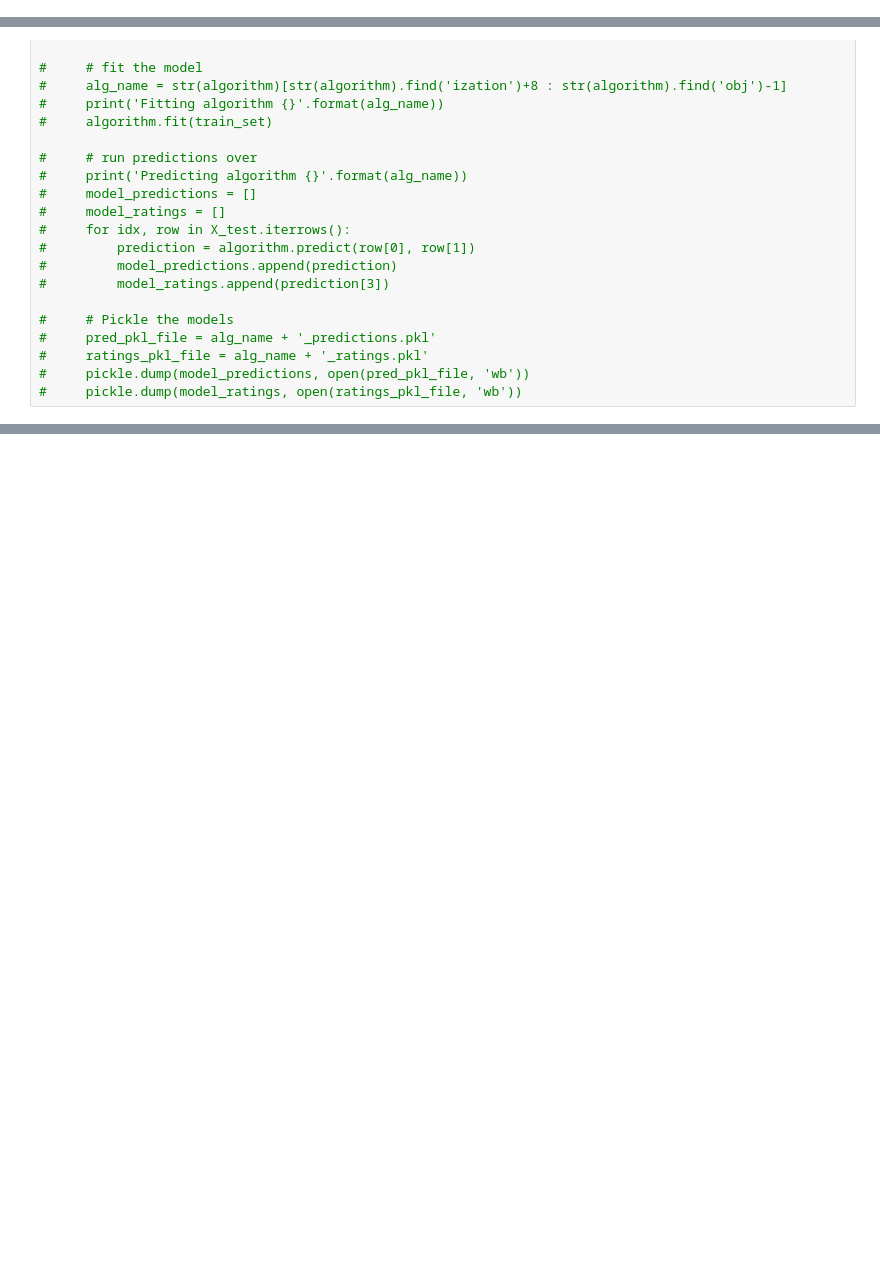
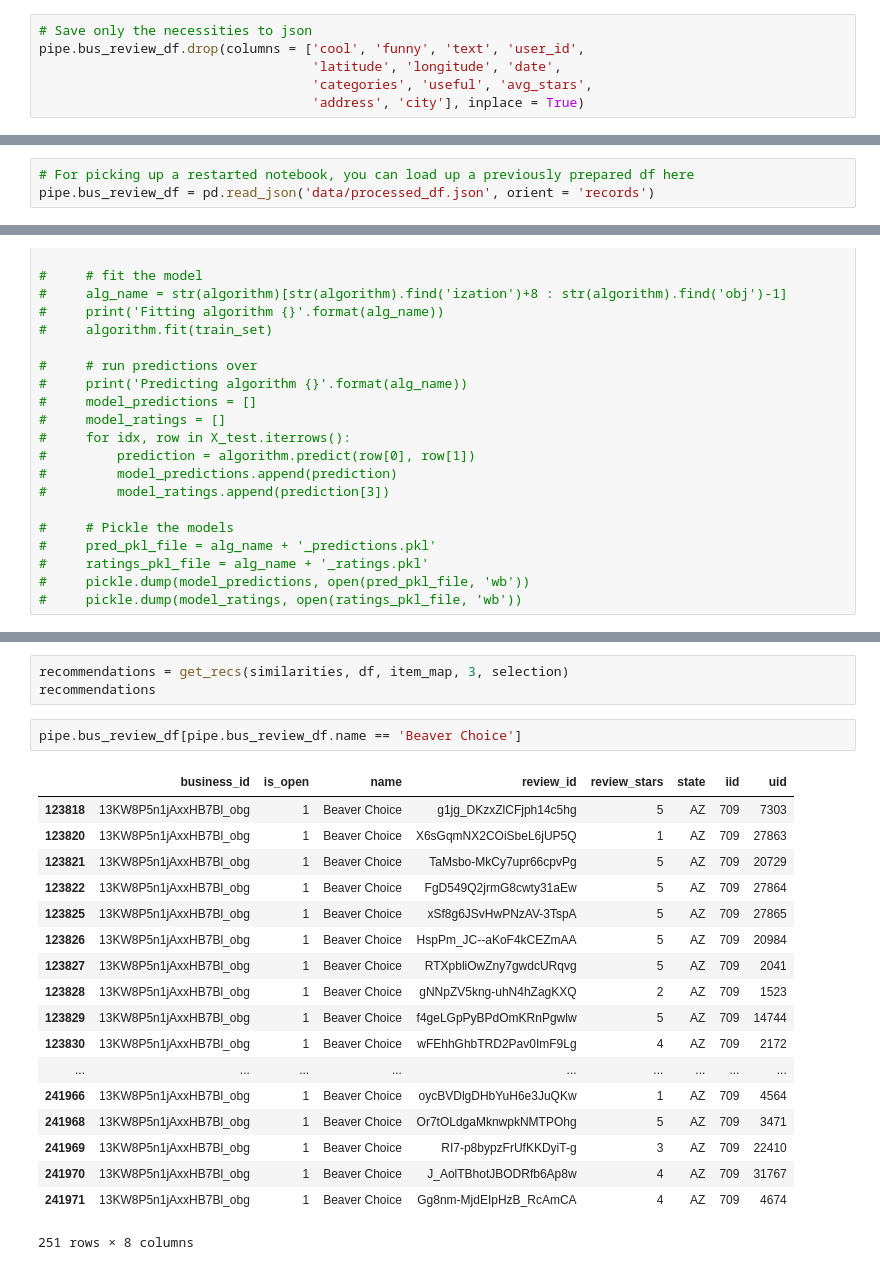
Before and after one commit to mtylerpreston/your_community_eatery, a Jupyter notebook: project_demo.ipynb, the cells around one changed output, grey strips where cells are left out. Drawn from its saved outputs; the diff is of its cells as text; blank space fills up the shorter version.

```diff
--- a/project_demo.ipynb
+++ b/project_demo.ipynb
@@ -354,0 +349,6 @@ pipe.persist_subject_data('data/test_df')
+# %%
+# Save only the necessities to json
+pipe.bus_review_df.drop(columns = ['cool', 'funny', 'text', 'user_id',
+                                   'latitude', 'longitude', 'date',
+                                   'categories', 'useful', 'avg_stars',
+                                   'address', 'city'], inplace = True)
@@ -355,4 +358,7 @@ pipe.persist_subject_data('data/test_df')
 # %% [markdown]
 # Time to Model
+# %%
+# For picking up a restarted notebook, you can load up a previously prepared df here
+pipe.bus_review_df = pd.read_json('data/processed_df.json', orient = 'records')
 # %%
 df = pipe.bus_review_df[['uid', 'iid', 'review_stars']]
@@ -536,0 +491,24 @@ def recommend(similarity_matrix, data_df, item_map, n, selections = ['In-N-Out B
+# %%
+recommendations = get_recs(similarities, df, item_map, 3, selection)
+recommendations
+# %%
+pipe.bus_review_df[pipe.bus_review_df.name == 'Beaver Choice']
+# %% [output]
+|  | business_id | is_open | name | review_id | review_stars | state | iid | uid |
+| 123818 | 13KW8P5n1jAxxHB7Bl_obg | 1 | Beaver Choice | g1jg_DKzxZlCFjph14c5hg | 5 | AZ | 709 | 7303 |
+| 123820 | 13KW8P5n1jAxxHB7Bl_obg | 1 | Beaver Choice | X6sGqmNX2COiSbeL6jUP5Q | 1 | AZ | 709 | 27863 |
+| 123821 | 13KW8P5n1jAxxHB7Bl_obg | 1 | Beaver Choice | TaMsbo-MkCy7upr66cpvPg | 5 | AZ | 709 | 20729 |
+| 123822 | 13KW8P5n1jAxxHB7Bl_obg | 1 | Beaver Choice | FgD549Q2jrmG8cwty31aEw | 5 | AZ | 709 | 27864 |
+| 123825 | 13KW8P5n1jAxxHB7Bl_obg | 1 | Beaver Choice | xSf8g6JSvHwPNzAV-3TspA | 5 | AZ | 709 | 27865 |
+| 123826 | 13KW8P5n1jAxxHB7Bl_obg | 1 | Beaver Choice | HspPm_JC--aKoF4kCEZmAA | 5 | AZ | 709 | 20984 |
+| 123827 | 13KW8P5n1jAxxHB7Bl_obg | 1 | Beaver Choice | RTXpbliOwZny7gwdcURqvg | 5 | AZ | 709 | 2041 |
+| 123828 | 13KW8P5n1jAxxHB7Bl_obg | 1 | Beaver Choice | gNNpZV5kng-uhN4hZagKXQ | 2 | AZ | 709 | 1523 |
+| 123829 | 13KW8P5n1jAxxHB7Bl_obg | 1 | Beaver Choice | f4geLGpPyBPdOmKRnPgwlw | 5 | AZ | 709 | 14744 |
+| 123830 | 13KW8P5n1jAxxHB7Bl_obg | 1 | Beaver Choice | wFEhhGhbTRD2Pav0ImF9Lg | 4 | AZ | 709 | 2172 |
+| ... | ... | ... | ... | ... | ... | ... | ... | ... |
+| 241966 | 13KW8P5n1jAxxHB7Bl_obg | 1 | Beaver Choice | oycBVDlgDHbYuH6e3JuQKw | 1 | AZ | 709 | 4564 |
+| 241968 | 13KW8P5n1jAxxHB7Bl_obg | 1 | Beaver Choice | Or7tOLdgaMknwpkNMTPOhg | 5 | AZ | 709 | 3471 |
+| 241969 | 13KW8P5n1jAxxHB7Bl_obg | 1 | Beaver Choice | RI7-p8bypzFrUfKKDyiT-g | 3 | AZ | 709 | 22410 |
+| 241970 | 13KW8P5n1jAxxHB7Bl_obg | 1 | Beaver Choice | J_AolTBhotJBODRfb6Ap8w | 4 | AZ | 709 | 31767 |
+| 241971 | 13KW8P5n1jAxxHB7Bl_obg | 1 | Beaver Choice | Gg8nm-MjdEIpHzB_RcAmCA | 4 | AZ | 709 | 4674 |
+251 rows × 8 columns
```
Also changed, not shown: parts of 27 cells of this notebook, 15 other files.
